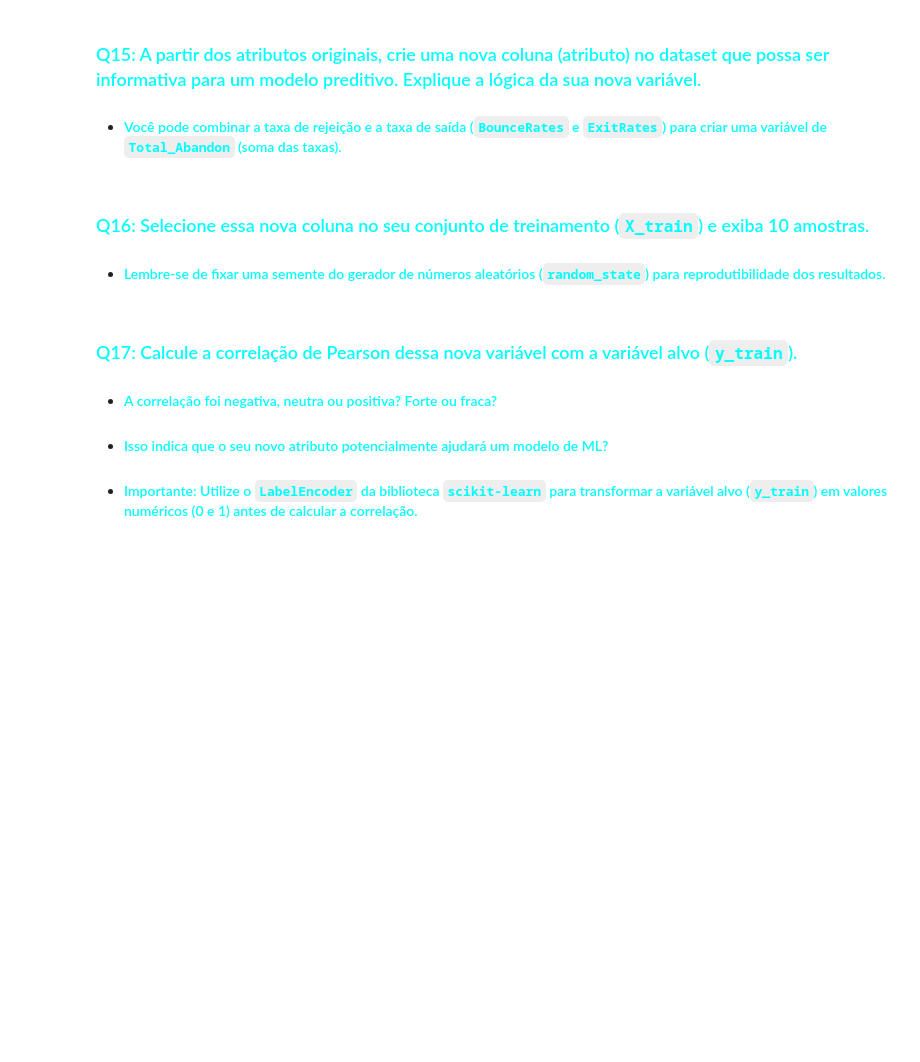
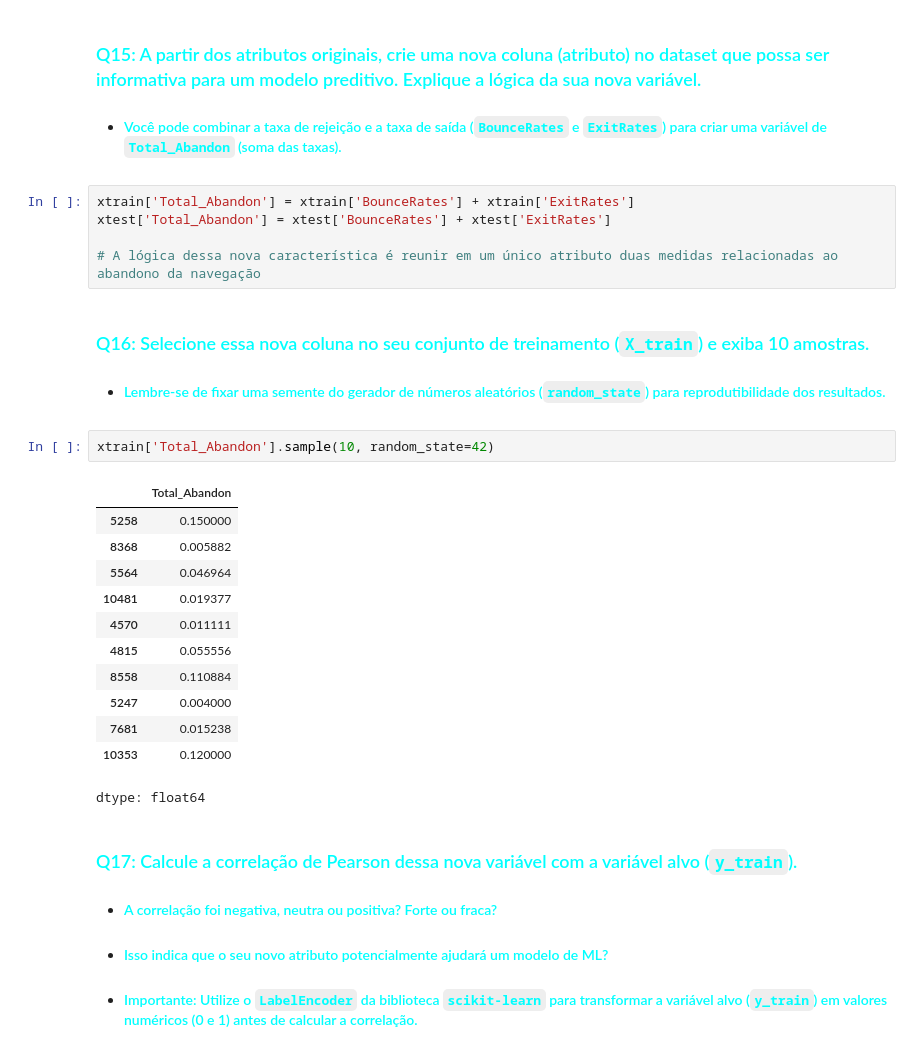
Before and after one commit to armengol2/Analise-de-dados, a Jupyter notebook: lab/C24_2026_1_L1_Atividade_04_294.ipynb, the cells around one changed output. Saved outputs shown, nothing was run; the diff lists cells and outputs as text; blank space fills up the shorter version.

```diff
--- a/lab/C24_2026_1_L1_Atividade_04_294.ipynb
+++ b/lab/C24_2026_1_L1_Atividade_04_294.ipynb
@@ -296,9 +297,29 @@ Após o escalonamento, os valores mínimo e máximo da variável passaram a fica
 # %% [markdown]
 ### <font color='cyan'>Q15: A partir dos atributos originais, crie uma nova coluna (atributo) no dataset que possa ser informativa para um modelo preditivo. Explique a lógica da sua nova variável.</font>
 - #### <font color='cyan'>Você pode combinar a taxa de rejeição e a taxa de saída (`BounceRates` e `ExitRates`) para criar uma variável de `Total_Abandon` (soma das taxas).</font>
+# %%
+xtrain['Total_Abandon'] = xtrain['BounceRates'] + xtrain['ExitRates']
+xtest['Total_Abandon'] = xtest['BounceRates'] + xtest['ExitRates']
+
+# A lógica dessa nova característica é reunir em um único atributo duas medidas relacionadas ao abandono da navegação
 # %% [markdown]
 ### <font color='cyan'>Q16: Selecione essa nova coluna no seu conjunto de treinamento (`X_train`) e exiba 10 amostras.</font>
 - #### <font color='cyan'> Lembre-se de fixar uma semente do gerador de números aleatórios (`random_state`) para reprodutibilidade dos resultados.</font>
+# %%
+xtrain['Total_Abandon'].sample(10, random_state=42)
+# %% [output]
+|  | Total_Abandon |
+| 5258 | 0.150000 |
+| 8368 | 0.005882 |
+| 5564 | 0.046964 |
+| 10481 | 0.019377 |
+| 4570 | 0.011111 |
+| 4815 | 0.055556 |
+| 8558 | 0.110884 |
+| 5247 | 0.004000 |
+| 7681 | 0.015238 |
+| 10353 | 0.120000 |
+dtype: float64
 # %% [markdown]
 ### <font color='cyan'>Q17: Calcule a correlação de Pearson dessa nova variável com a variável alvo (`y_train`).</font>
 - #### <font color='cyan'>A correlação foi negativa, neutra ou positiva? Forte ou fraca?</font>
```
Also changed, not shown: parts of 5 cells of this notebook.
